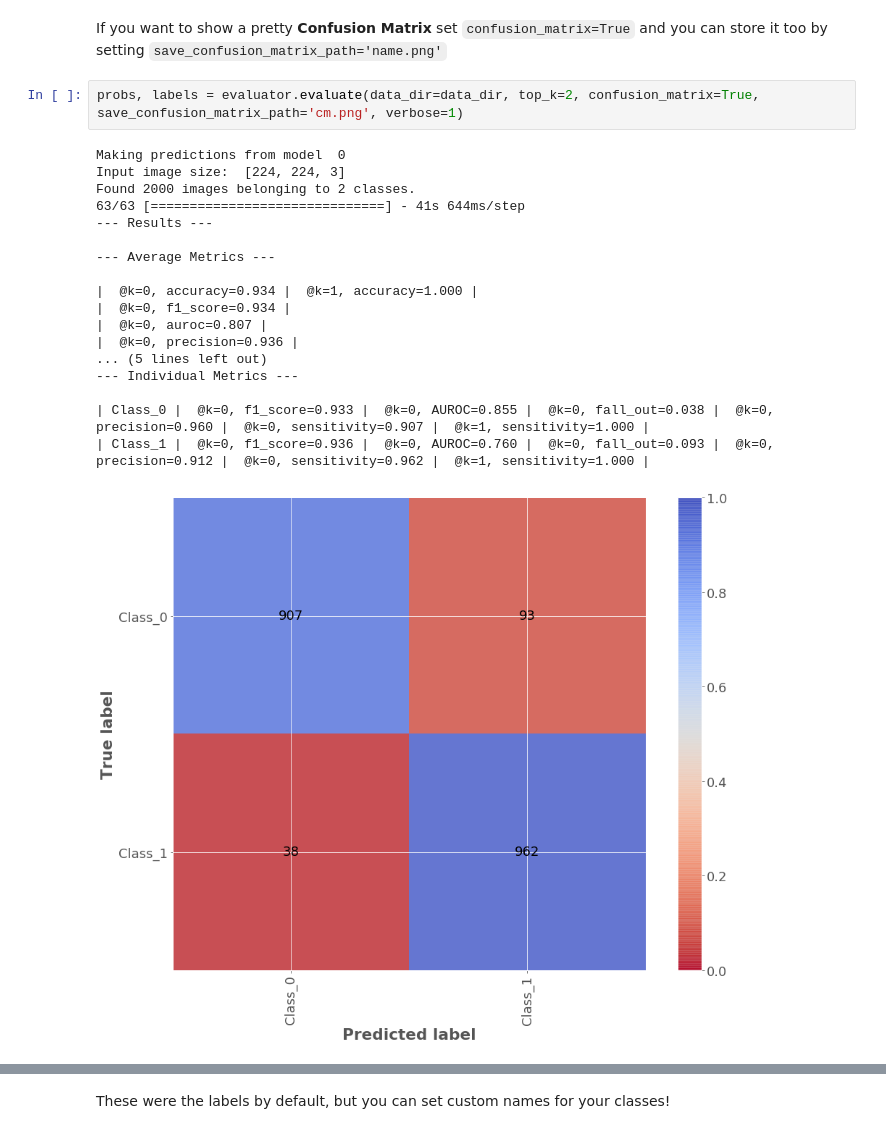
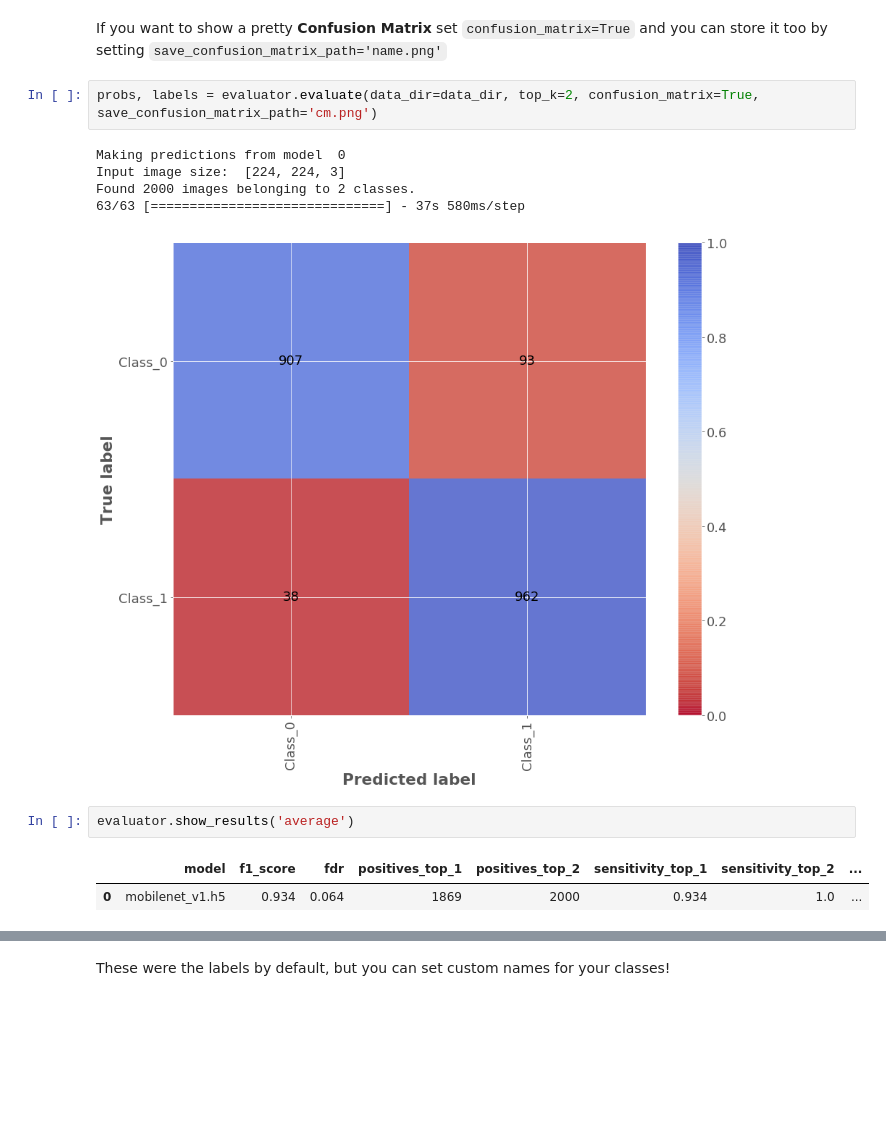
Before and after one commit to triagemd/keras-eval, a Jupyter notebook: example.ipynb, the cells around one changed output, grey strips where cells are left out. Cells and saved outputs as stored; diff of their text form; blank space fills up the shorter version.

```diff
--- a/example.ipynb
+++ b/example.ipynb
@@ -102,23 +100,15 @@ print(labels.shape) # [n_samples, n_classes]
 # %% [markdown]
 If you want to show a pretty **Confusion Matrix** set `confusion_matrix=True` and you can store it too by setting `save_confusion_matrix_path='name.png'`
 # %%
-probs, labels = evaluator.evaluate(data_dir=data_dir, top_k=2, confusion_matrix=True, save_confusion_matrix_path='cm.png', verbose=1)
+probs, labels = evaluator.evaluate(data_dir=data_dir, top_k=2, confusion_matrix=True, save_confusion_matrix_path='cm.png')
 # %% [output]
 Making predictions from model  0
 Input image size:  [224, 224, 3]
 Found 2000 images belonging to 2 classes.
-63/63 [==============================] - 41s 644ms/step
---- Results ---
-
---- Average Metrics ---
-
-|  @k=0, accuracy=0.934 |  @k=1, accuracy=1.000 |
-|  @k=0, f1_score=0.934 |
-|  @k=0, auroc=0.807 |
-|  @k=0, precision=0.936 |
-... (5 lines left out)
---- Individual Metrics ---
-
-| Class_0 |  @k=0, f1_score=0.933 |  @k=0, AUROC=0.855 |  @k=0, fall_out=0.038 |  @k=0, precision=0.960 |  @k=0, sensitivity=0.907 |  @k=1, sensitivity=1.000 |
-| Class_1 |  @k=0, f1_score=0.936 |  @k=0, AUROC=0.760 |  @k=0, fall_out=0.093 |  @k=0, precision=0.912 |  @k=0, sensitivity=0.962 |  @k=1, sensitivity=1.000 |
+63/63 [==============================] - 37s 580ms/step
 [figure]
+# %%
+evaluator.show_results('average')
+# %% [output]
+|  | model | f1_score | fdr | positives_top_1 | positives_top_2 | sensitivity_top_1 | sensitivity_top_2 | ... |
+| 0 | mobilenet_v1.h5 | 0.934 | 0.064 | 1869 | 2000 | 0.934 | 1.0 | ... |
```
Also changed, not shown: parts of 11 cells of this notebook.
